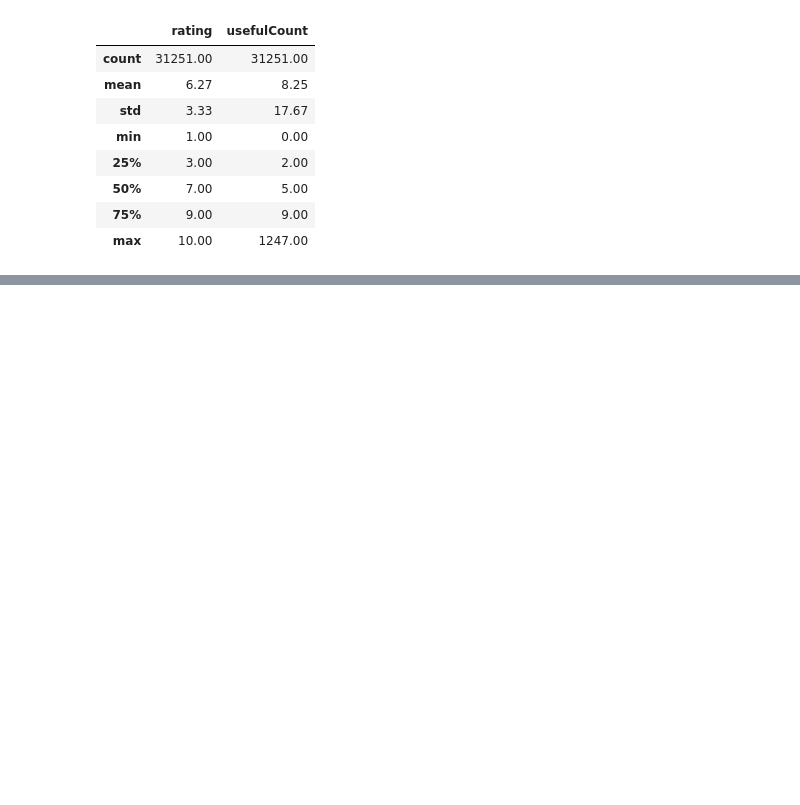
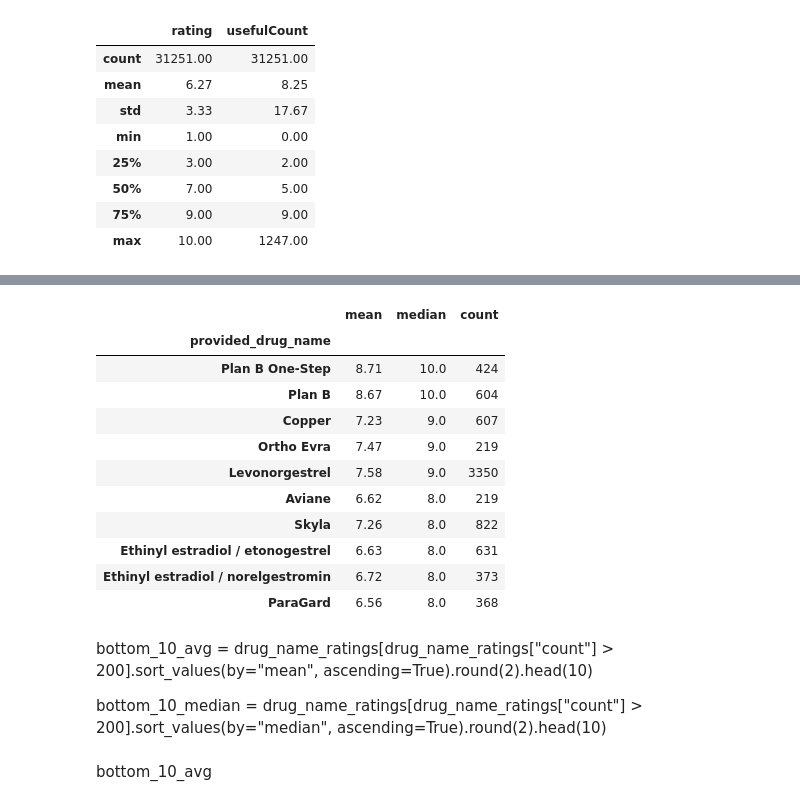
Before and after one commit to celefigs/collaborative_project, a Jupyter notebook: natalia_copy/THIS_EDA_60.ipynb, the cells around one changed output, grey strips where cells are left out. Drawn from its saved outputs; the diff is of its cells as text; code cells hidden in the pictures; blank space fills up the shorter version.

```diff
--- a/natalia_copy/THIS_EDA_60.ipynb
+++ b/natalia_copy/THIS_EDA_60.ipynb
@@ -409,0 +428,21 @@ Name: count, Length: 3085, dtype: int64
+# %%
+drug_name_ratings = data.groupby("provided_drug_name")["rating"].agg(["mean", "median", "count"])
+
+top_10_avg = drug_name_ratings[drug_name_ratings["count"] > 200].sort_values(by="mean", ascending=False).round(2).head(10)
+
+top_10_median = drug_name_ratings[drug_name_ratings["count"] > 200].sort_values(by="median", ascending=False).round(2).head(10)
+# %%
+top_10_median
+# %% [output]
+|  | mean | median | count |
+| provided_drug_name |  |  |  |
+| Plan B One-Step | 8.71 | 10.0 | 424 |
+| Plan B | 8.67 | 10.0 | 604 |
+| Copper | 7.23 | 9.0 | 607 |
+| Ortho Evra | 7.47 | 9.0 | 219 |
+| Levonorgestrel | 7.58 | 9.0 | 3350 |
+| Aviane | 6.62 | 8.0 | 219 |
+| Skyla | 7.26 | 8.0 | 822 |
+| Ethinyl estradiol / etonogestrel | 6.63 | 8.0 | 631 |
+| Ethinyl estradiol / norelgestromin | 6.72 | 8.0 | 373 |
+| ParaGard | 6.56 | 8.0 | 368 |
@@ -409,0 +451,6 @@ Name: count, Length: 3085, dtype: int64
+# %% [markdown]
+bottom_10_avg = drug_name_ratings[drug_name_ratings["count"] > 200].sort_values(by="mean", ascending=True).round(2).head(10)
+
+bottom_10_median = drug_name_ratings[drug_name_ratings["count"] > 200].sort_values(by="median", ascending=True).round(2).head(10)
+# %% [markdown]
+bottom_10_avg
```
Also changed, not shown: parts of 9 cells of this notebook.
